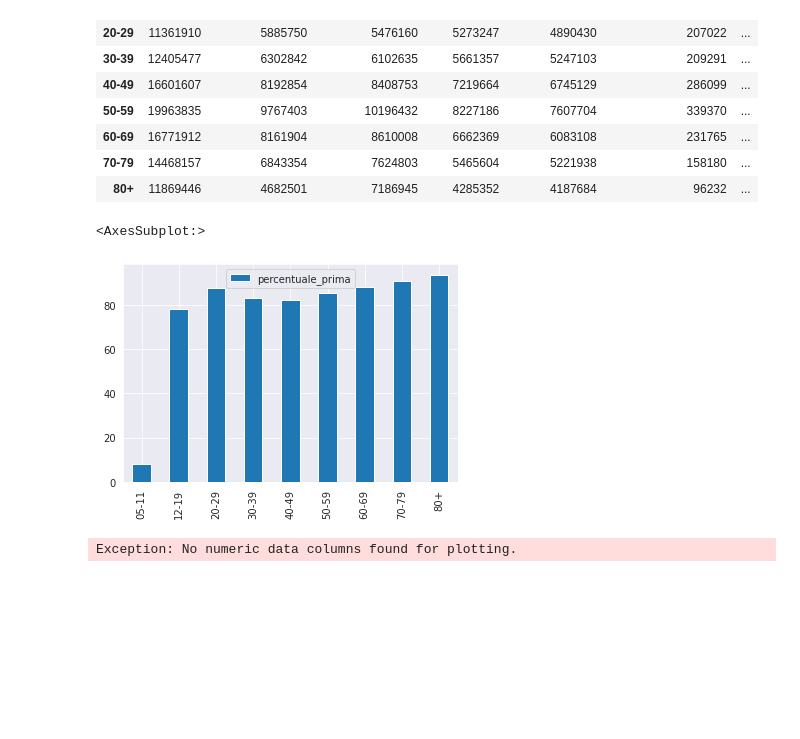
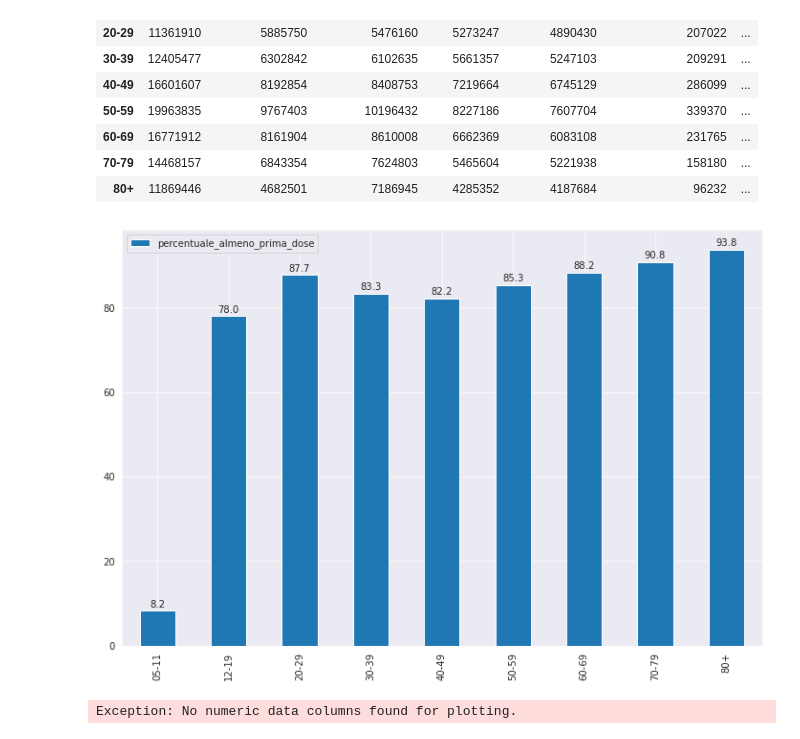
Before and after one commit to gitary/analisi_dati_COVID, a Jupyter notebook: analisi_esplorativa_vaccini.ipynb, the cells around one changed output. Cells and saved outputs as stored; diff of their text form; code cells hidden in the pictures; blank space fills up the shorter version.

```diff
--- a/analisi_esplorativa_vaccini.ipynb
+++ b/analisi_esplorativa_vaccini.ipynb
@@ -812,7 +812,7 @@ df_fasce
 | 70-79 | 14468157 | 6843354 | 7624803 | 5465604 | 5221938 | 158180 | ... |
 | 80+ | 11869446 | 4682501 | 7186945 | 4285352 | 4187684 | 96232 | ... |
 # %%
-df_fasce.loc[:, 'percentuale_prima'] = df_fasce['prima_dose'] / df_fasce['totale_popolazione']*100
+df_fasce.loc[:, 'percentuale_almeno_prima_dose'] = df_fasce['prima_dose'] / df_fasce['totale_popolazione']*100
 df_fasce
 # %% [output]
 |  | totale | sesso_maschile | sesso_femminile | prima_dose | seconda_dose | pregressa_infezione | ... |
@@ -828,5 +872,8 @@ df_fasce
 # %%
-df_fasce.plot(kind = 'bar', y = 'percentuale_prima')
+#df_fasce.plot(kind = 'bar', y = 'percentuale_almeno_prima_dose')
+
+fig, ax = plt.subplots(figsize =(12, 8))  #figsize =(5, 5)
+df_fasce.plot(kind = 'bar', y = 'percentuale_almeno_prima_dose', ax = ax)
+add_value_labels(ax, spacing=2)
 # %% [output]
-<AxesSubplot:>
-[figure, old version]
+[figure, new version]
```
Also changed, not shown: parts of 3 cells of this notebook, 1 other file.
